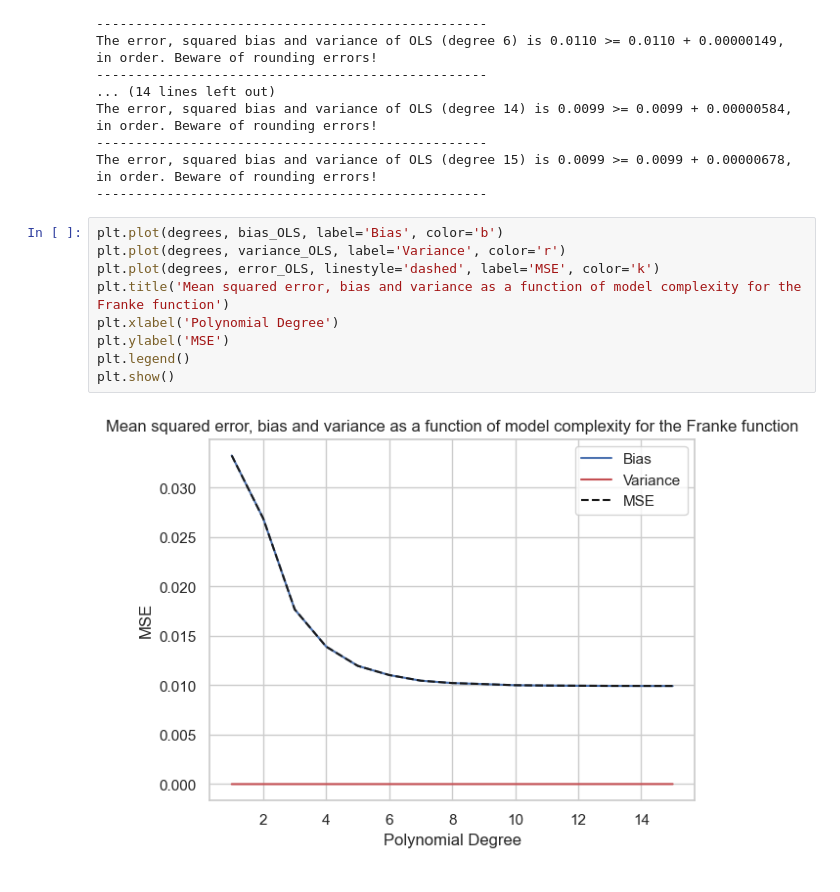
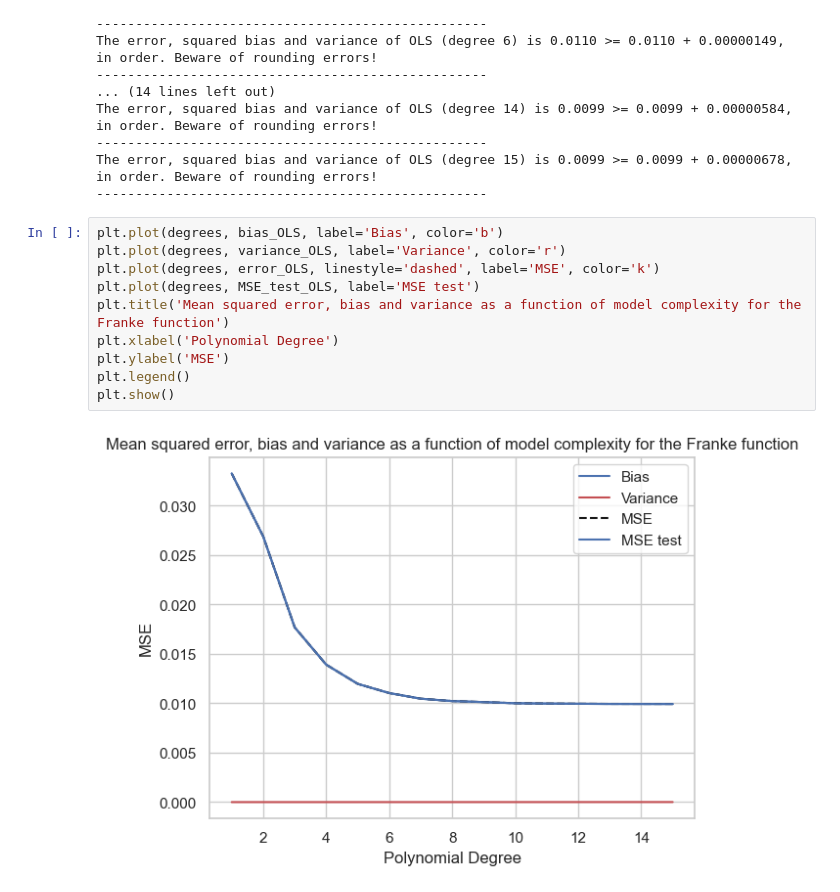
Before and after one commit to MariaFlyAway/Project1_FYS_STK, a Jupyter notebook: Exercises/bias_variance_tradeoff.ipynb, the cells around one changed output. Cells and saved outputs as stored; diff of their text form.

```diff
--- a/Exercises/bias_variance_tradeoff.ipynb
+++ b/Exercises/bias_variance_tradeoff.ipynb
@@ -302,11 +302,12 @@ The error, squared bias and variance of OLS (degree 15) is 0.0099 >= 0.0099 + 0.
 # %%
 plt.plot(degrees, bias_OLS, label='Bias', color='b')
 plt.plot(degrees, variance_OLS, label='Variance', color='r')
 plt.plot(degrees, error_OLS, linestyle='dashed', label='MSE', color='k')
+plt.plot(degrees, MSE_test_OLS, label='MSE test')
 plt.title('Mean squared error, bias and variance as a function of model complexity for the Franke function')
 plt.xlabel('Polynomial Degree')
 plt.ylabel('MSE')
 plt.legend()
 plt.show()
 # %% [output]
-[figure, old version]
+[figure, new version]
```
Also changed, not shown: parts of 1 cell of this notebook, 1 other file.
